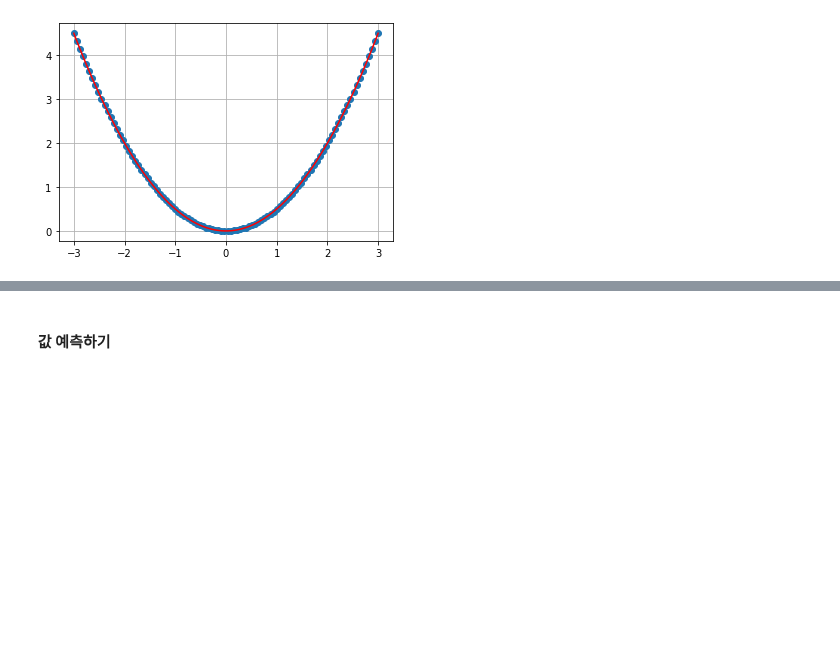
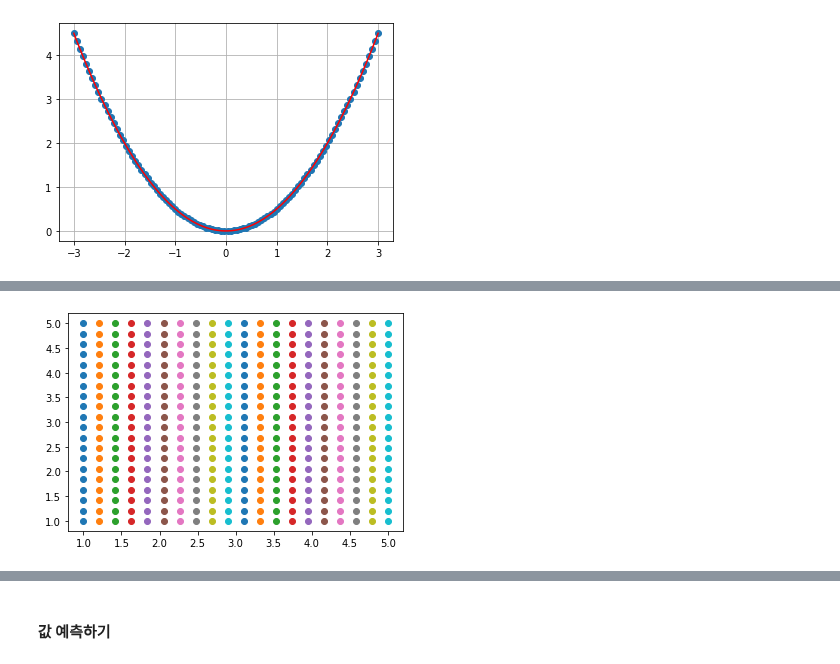
Before and after one commit to imguru-mooc/HVAC_EDU, a Jupyter notebook: 인공지능/source/Chapter_2/1.linear_regression.ipynb, the cells around one changed output, grey strips where cells are left out. Drawn from its saved outputs; the diff is of its cells as text; code cells hidden in the pictures; blank space fills up the shorter version.

```diff
--- a/인공지능/source/Chapter_2/1.linear_regression.ipynb
+++ b/인공지능/source/Chapter_2/1.linear_regression.ipynb
@@ -181,16 +215,19 @@ plot_steps( -3, 0.09, 50 )
 # %%
 import matplotlib.pyplot as plt
 import numpy as np
 
-a0 = np.linspace(1,5,5)
+a0 = np.linspace(1,5,20)
 # print(a0)
-a1 = np.linspace(1,5,5)
+a1 = np.linspace(1,5,20)
 # print(a1)
 # plt.plot(a0, a1)
 aa0, aa1 = np.meshgrid(a0, a1)
-print(aa0)
-print(aa1)
+# print(aa0)
+# print(aa1)
 plt.plot(aa0, aa1 , 'o')
+plt.show()
+# %% [output]
+[figure, added]
 # %%
 import matplotlib.pyplot as plt
 import numpy as np
```
Also changed, not shown: parts of 11 cells of this notebook.
